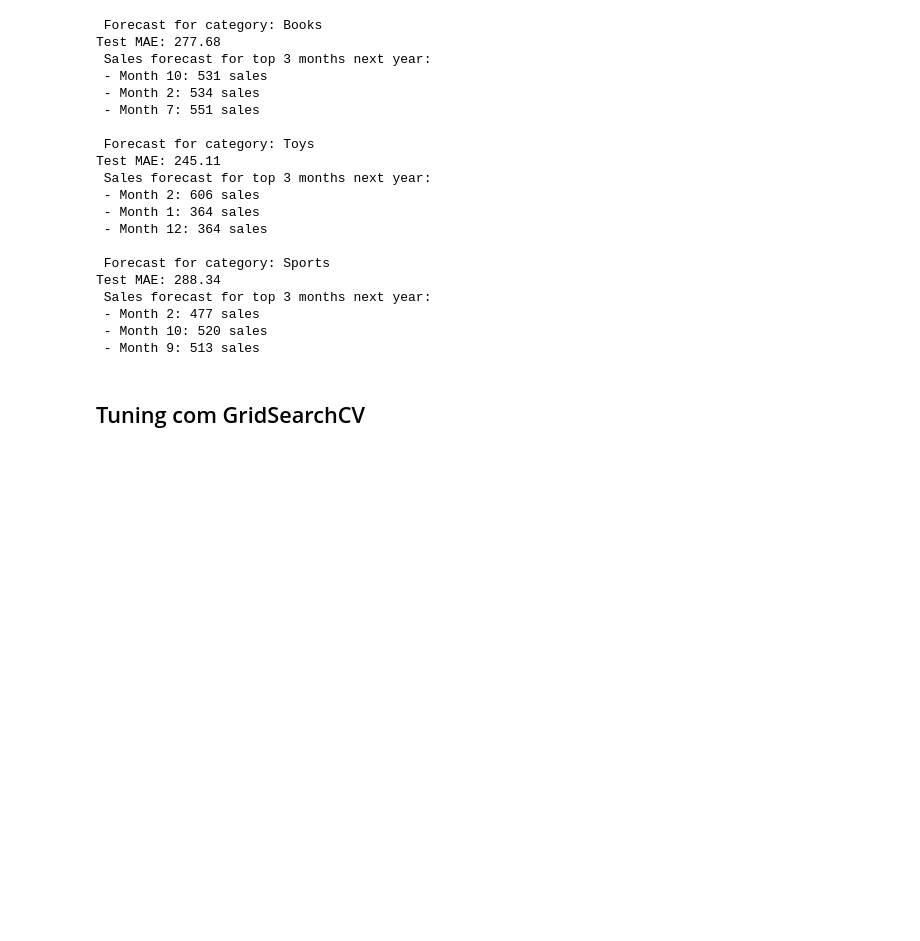
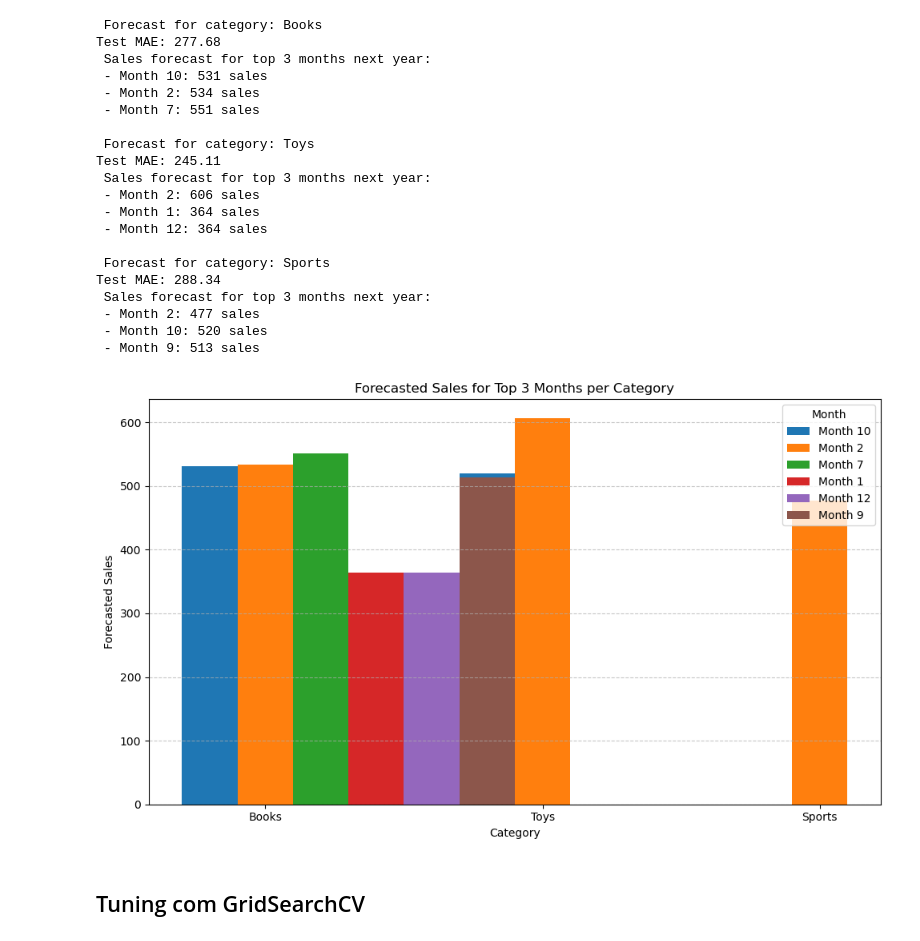
Before and after one commit to CCT-Dublin/capstone-project-alexandramuniks, a Jupyter notebook: Final Strategic Thinking..ipynb, the cells around one changed output. Drawn from its saved outputs; the diff is of its cells as text; code cells hidden in the pictures; blank space fills up the shorter version.

```diff
--- a/Final Strategic Thinking..ipynb
+++ b/Final Strategic Thinking..ipynb
@@ -725,6 +673,46 @@ Test MAE: 288.34
  - Month 2: 477 sales
  - Month 10: 520 sales
  - Month 9: 513 sales
+# %%
+import pandas as pd
+import matplotlib.pyplot as plt
+
+# Dados simplificados para gráfico de barras agrupadas
+data = {
+    'Category': ['Books'] * 3 + ['Toys'] * 3 + ['Sports'] * 3,
+    'Month': ['Month 10', 'Month 2', 'Month 7', 'Month 2', 'Month 1', 'Month 12', 'Month 2', 'Month 10', 'Month 9'],
+    'Forecasted Sales': [531, 534, 551, 606, 364, 364, 477, 520, 513]
+}
+
+df = pd.DataFrame(data)
+
+# Criação do gráfico de barras agrupadas
+plt.figure(figsize=(10, 6))
+categories = df['Category'].unique()
+bar_width = 0.2
+x = range(len(categories))
+
+# Mapeia os meses em grupos por categoria
+for i, month in enumerate(df['Month'].unique()):
+    month_data = df[df['Month'] == month]
+    plt.bar(
+        [j + i * bar_width for j in range(len(month_data))],
+        month_data['Forecasted Sales'],
+        width=bar_width,
+        label=month
+    )
+
+# Ajustes finais
+plt.xticks([r + bar_width for r in range(len(categories))], categories)
+plt.xlabel('Category')
+plt.ylabel('Forecasted Sales')
+plt.title('Forecasted Sales for Top 3 Months per Category')
+plt.legend(title='Month')
+plt.tight_layout()
+plt.grid(axis='y', linestyle='--', alpha=0.7)
+plt.show()
+# %% [output]
+[figure, added]
 # %% [markdown]
 ## Tuning com GridSearchCV
 # %%
```
Also changed, not shown: parts of 15 cells of this notebook, 2 other files.
